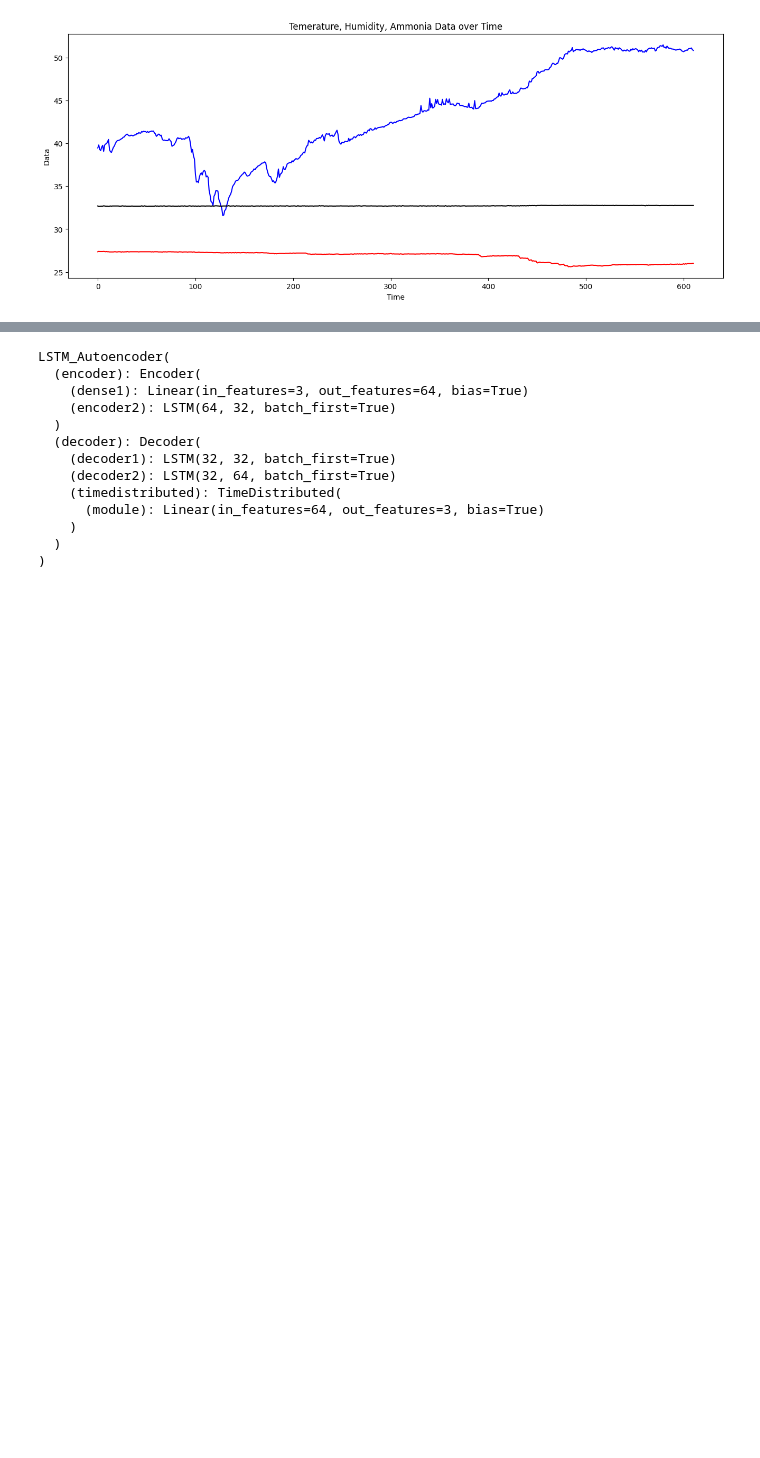
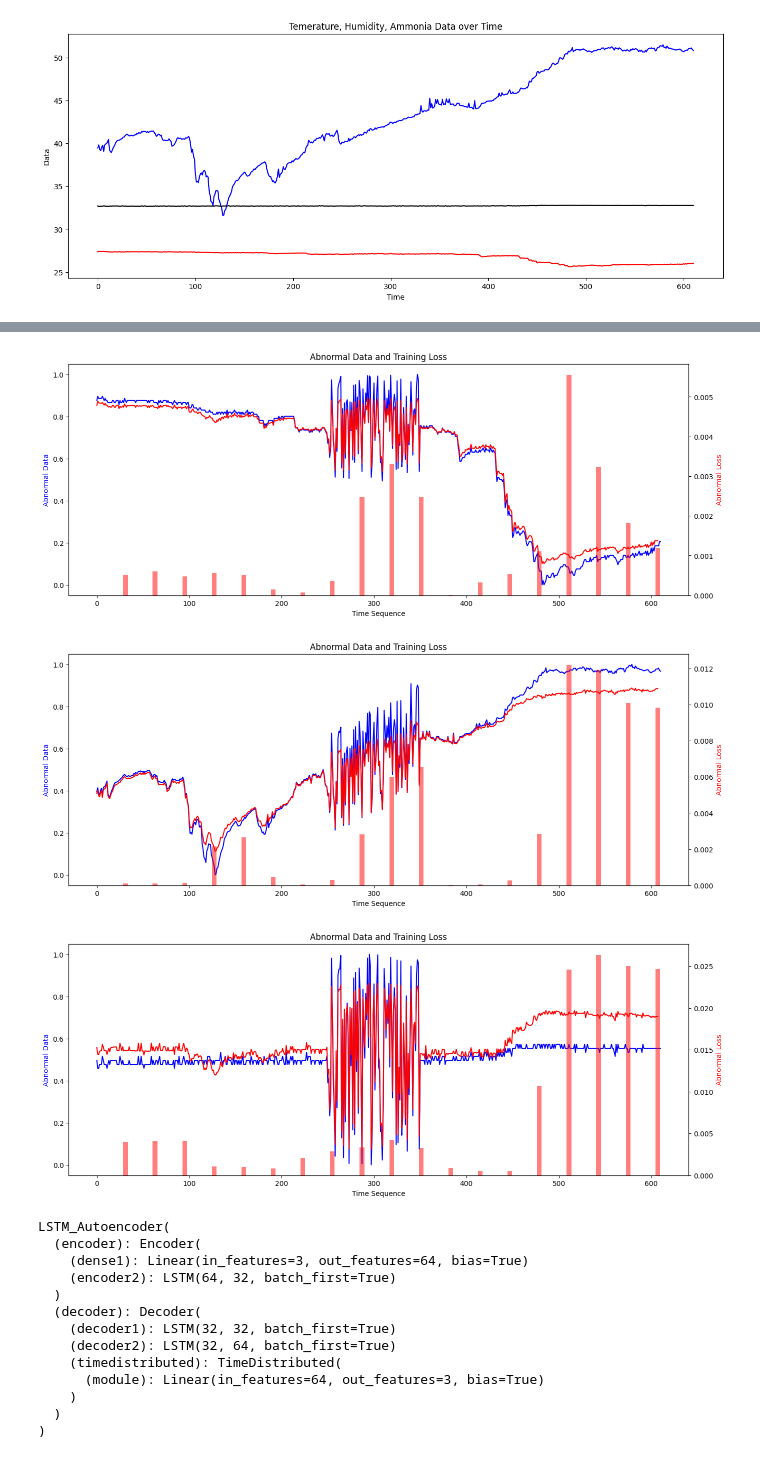
Before and after one commit to JongHyun9999/AutoEncoder_augmentation, a Jupyter notebook: LSTMAE.ipynb, the cells around one changed output, grey strips where cells are left out. Drawn from its saved outputs; the diff is of its cells as text; code cells hidden in the pictures; blank space fills up the shorter version.

```diff
--- a/LSTMAE.ipynb
+++ b/LSTMAE.ipynb
@@ -325,3 +368,56 @@ plt.show()
+# %%
+test_temp_rebuild = test_rebuild_result[0]
+test_temp_rebuild_cpu = [tensor.detach().cpu().numpy() for tensor in test_temp_rebuild]
+test_temp_rebuild = np.reshape(test_temp_rebuild_cpu, (-1, 1))
+
+test_humid_rebuild = test_rebuild_result[1]
+test_humid_rebuild_cpu = [tensor.detach().cpu().numpy() for tensor in test_humid_rebuild]
+test_humid_rebuild = np.reshape(test_humid_rebuild_cpu, (-1, 1))
+
+test_ammonia_rebuild = test_rebuild_result[2]
+test_ammonia_rebuild_cpu = [tensor.detach().cpu().numpy() for tensor in test_ammonia_rebuild]
+test_ammonia_rebuild = np.reshape(test_ammonia_rebuild_cpu, (-1, 1))
+# temp_data = all_data[0]
+# temp_min = np.min(temp_data)
+# temp_max = np.max(temp_data)
+# test_temp_rebuild = (temp_max - temp_min) * test_temp_rebuild + temp_min
+
+fig, ax1 = plt.subplots(figsize=(16, 6))
+ax1.plot(range(len(abnormal_data)), abnormal_data[:,0], 'b')
+ax1.plot(range(len(test_temp_rebuild)), test_temp_rebuild, 'r')
+ax1.set_xlabel('Time Sequence')
+ax1.set_ylabel('Abnormal Data', color='b')
+ax2 = ax1.twinx()
+ax2.bar(np.arange(batch_size - 1, batch_size * len(test_temp_loss), batch_size), test_temp_loss, width=5, align='center', color='r', alpha=0.5)
+ax2.set_ylabel('Abnormal Loss', color='r')
+plt.title('Abnormal Data and Training Loss')
+plt.show()
+
+fig, ax1 = plt.subplots(figsize=(16, 6))
+ax1.plot(range(len(abnormal_data)), abnormal_data[:,1], 'b')
+ax1.plot(range(len(test_humid_rebuild)), test_humid_rebuild, 'r')
+ax1.set_xlabel('Time Sequence')
+ax1.set_ylabel('Abnormal Data', color='b')
+ax2 = ax1.twinx()
+ax2.bar(np.arange(batch_size - 1, batch_size * len(test_humid_loss), batch_size), test_humid_loss, width=5, align='center', color='r', alpha=0.5)
+ax2.set_ylabel('Abnormal Loss', color='r')
+plt.title('Abnormal Data and Training Loss')
+plt.show()
+
+fig, ax1 = plt.subplots(figsize=(16, 6))
+ax1.plot(range(len(abnormal_data)), abnormal_data[:,2], 'b')
+ax1.plot(range(len(test_ammonia_rebuild)), test_ammonia_rebuild, 'r')
+ax1.set_xlabel('Time Sequence')
+ax1.set_ylabel('Abnormal Data', color='b')
+ax2 = ax1.twinx()
+ax2.bar(np.arange(batch_size - 1, batch_size * len(test_ammonia_loss), batch_size), test_ammonia_loss, width=5, align='center', color='r', alpha=0.5)
+ax2.set_ylabel('Abnormal Loss', color='r')
+plt.title('Abnormal Data and Training Loss')
+plt.show()
+# %% [output]
+[figure, added]
+[figure, added]
+[figure, added]
 # %%
 print(model)
 # %% [output]
```
Also changed, not shown: parts of 8 cells of this notebook, 1 other file.
